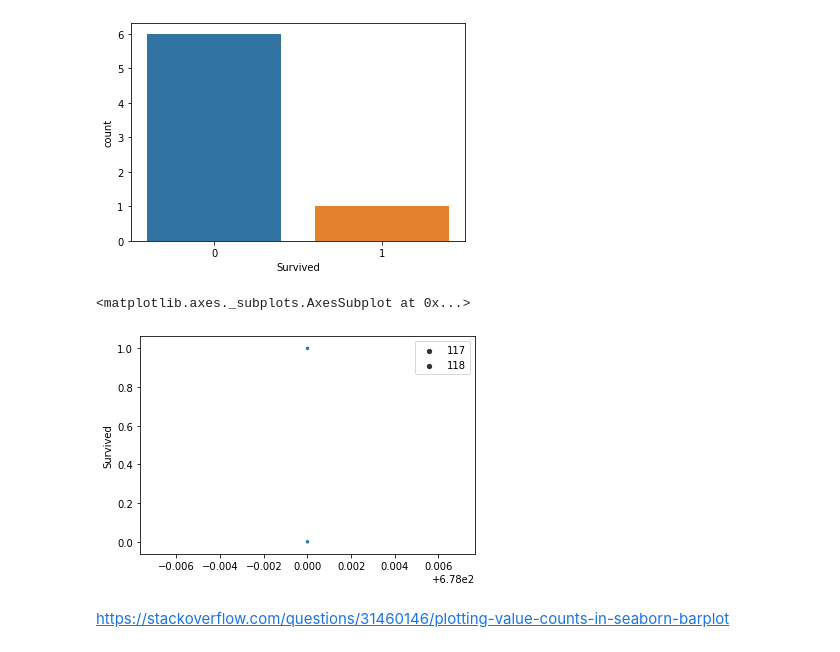
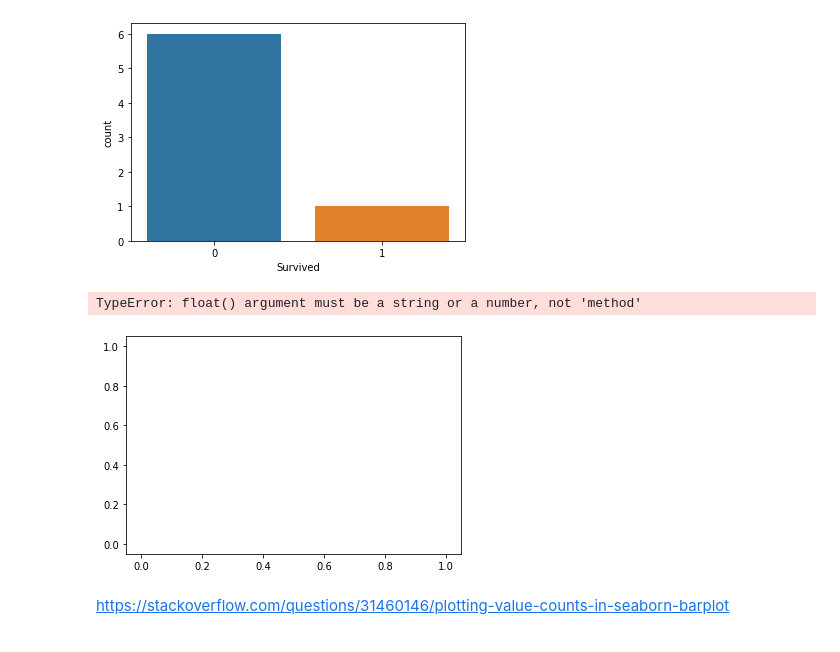
Before and after one commit to kailastone/kaggle_competitions, a Jupyter notebook: Titanic/Titanic EDA.ipynb, the cells around one changed output. Saved outputs shown, nothing was run; the diff lists cells and outputs as text; code cells hidden in the pictures.

Commit message:
Scatterplots

```diff
--- a/Titanic/Titanic EDA.ipynb
+++ b/Titanic/Titanic EDA.ipynb
@@ -163,12 +163,12 @@ sns.countplot(data=train_data.Survived, x=parch_count)
 <matplotlib.axes._subplots.AxesSubplot at 0x...>
 [figure]
 # %%
-sns.scatterplot(x=parch_count[0],
+sns.scatterplot(x=train_data.Parch.value_counts,
                 y=train_data.Survived,
-                size=parch_count[1])
+                size=parch_count)
 # %% [output]
-<matplotlib.axes._subplots.AxesSubplot at 0x...>
+TypeError: float() argument must be a string or a number, not 'method'
-[figure, old version]
+[figure, new version]
 # %% [markdown]
 https://stackoverflow.com/questions/31460146/plotting-value-counts-in-seaborn-barplot
 # %%
```
